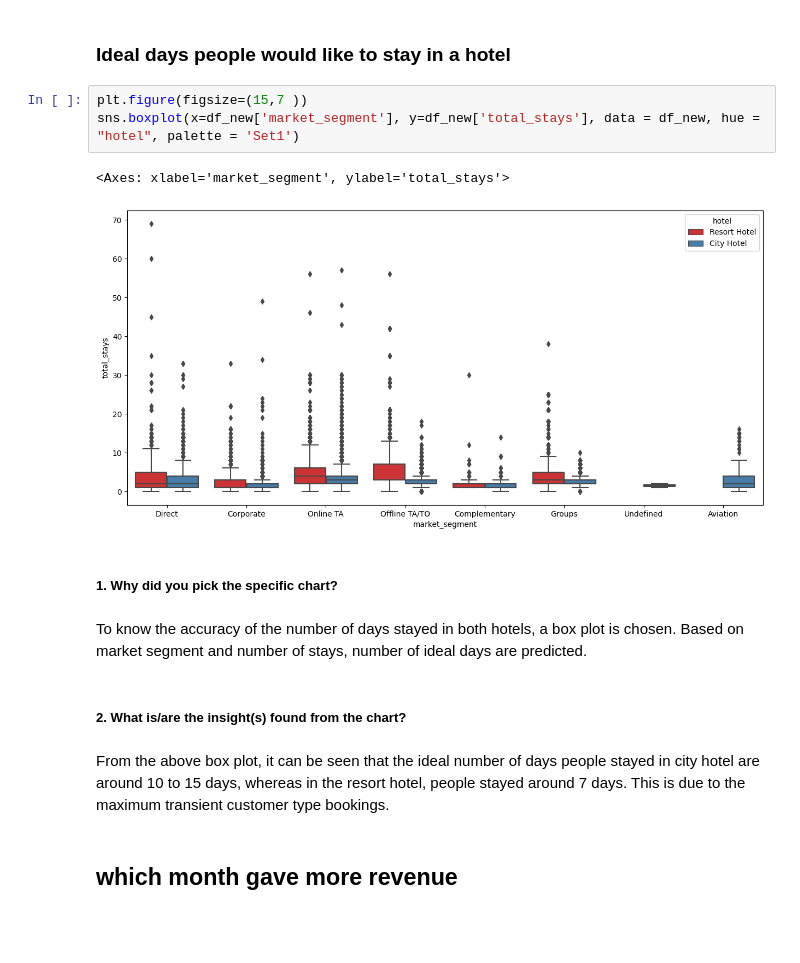
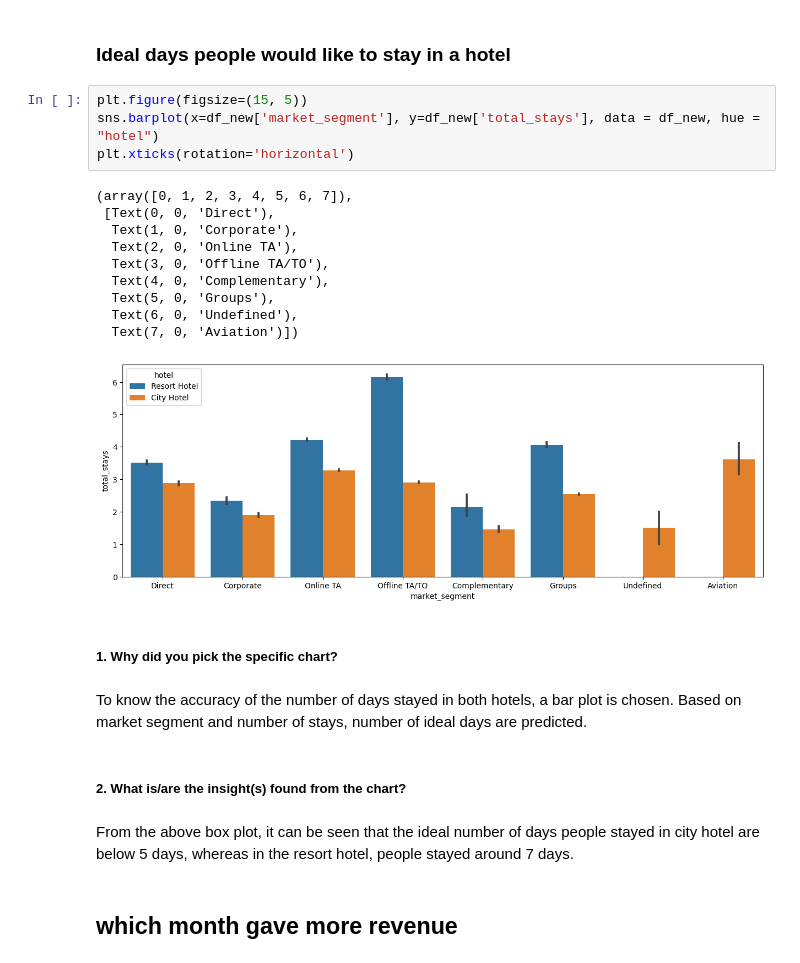
Before and after one commit to Lasya-1408/Almabetter-Hotel-booking-EDA, a Jupyter notebook: Hotel_Booking_EDA.ipynb, the cells around one changed output. Drawn from its saved outputs; the diff is of its cells as text; blank space fills up the shorter version.

```diff
--- a/Hotel_Booking_EDA.ipynb
+++ b/Hotel_Booking_EDA.ipynb
@@ -751,19 +753,28 @@ From the above plot, it can be seen that H, G, and C generated more adr. Increas
 # %% [markdown]
 ### Ideal days people would like to stay in a hotel
 # %%
-plt.figure(figsize=(15,7 ))
-sns.boxplot(x=df_new['market_segment'], y=df_new['total_stays'], data = df_new, hue = "hotel", palette = 'Set1')
+plt.figure(figsize=(15, 5))
+sns.barplot(x=df_new['market_segment'], y=df_new['total_stays'], data = df_new, hue = "hotel")
+plt.xticks(rotation='horizontal')
 # %% [output]
-<Axes: xlabel='market_segment', ylabel='total_stays'>
+(array([0, 1, 2, 3, 4, 5, 6, 7]),
+ [Text(0, 0, 'Direct'),
+  Text(1, 0, 'Corporate'),
+  Text(2, 0, 'Online TA'),
+  Text(3, 0, 'Offline TA/TO'),
+  Text(4, 0, 'Complementary'),
+  Text(5, 0, 'Groups'),
+  Text(6, 0, 'Undefined'),
+  Text(7, 0, 'Aviation')])
-[figure, old version]
+[figure, new version]
 # %% [markdown]
 ##### 1. Why did you pick the specific chart?
 # %% [markdown]
-To know the accuracy of the number of days stayed in both hotels, a box plot is chosen. Based on market segment and number of stays, number of ideal days are predicted.
+To know the accuracy of the number of days stayed in both hotels, a bar plot is chosen. Based on market segment and number of stays, number of ideal days are predicted.
 # %% [markdown]
 ##### 2. What is/are the insight(s) found from the chart?
 # %% [markdown]
-From the above box plot, it can be seen that the ideal number of days people stayed in city hotel are around 10 to 15 days, whereas in the resort hotel, people stayed around 7 days. This is due to the maximum transient customer type bookings.
+From the above box plot, it can be seen that the ideal number of days people stayed in city hotel are below 5 days, whereas in the resort hotel, people stayed around 7 days.
 # %% [markdown]
 ## which month gave more revenue
 # %%
```
Also changed, not shown: parts of 18 cells of this notebook.
